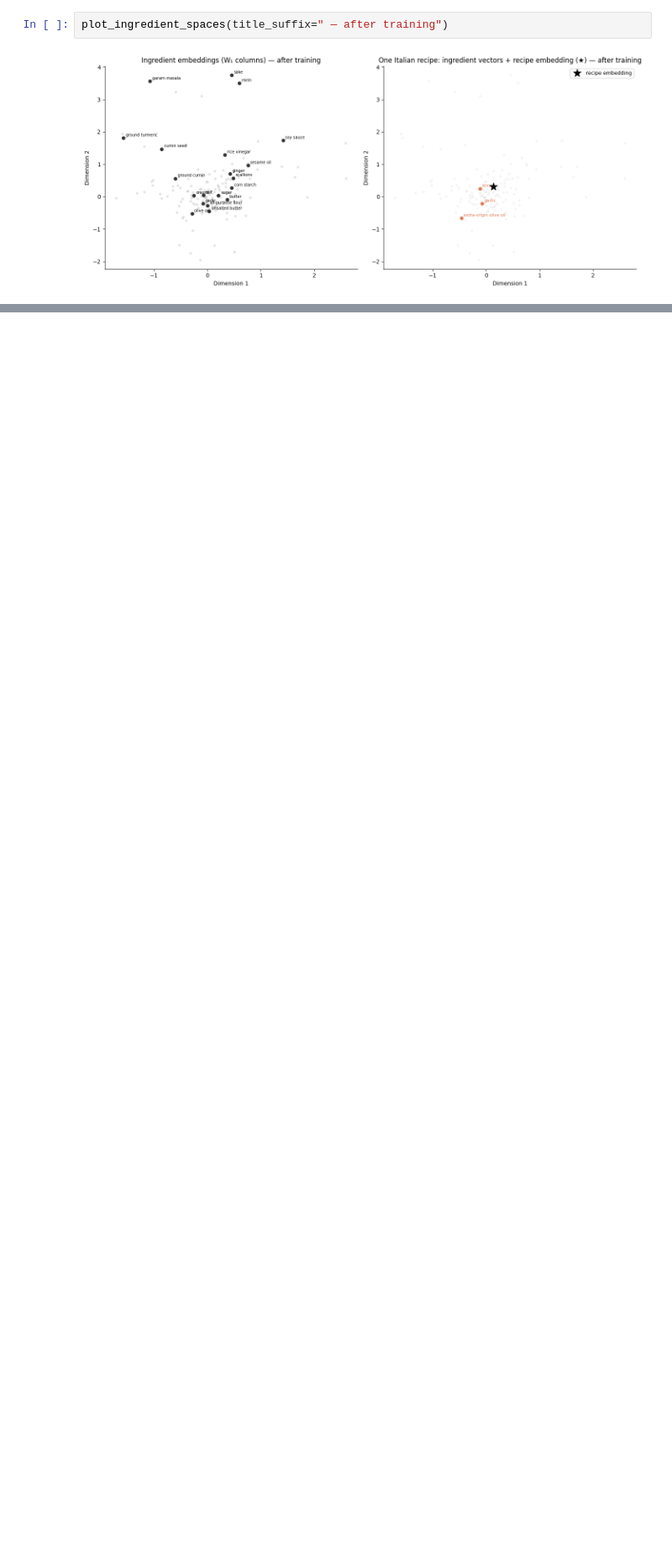
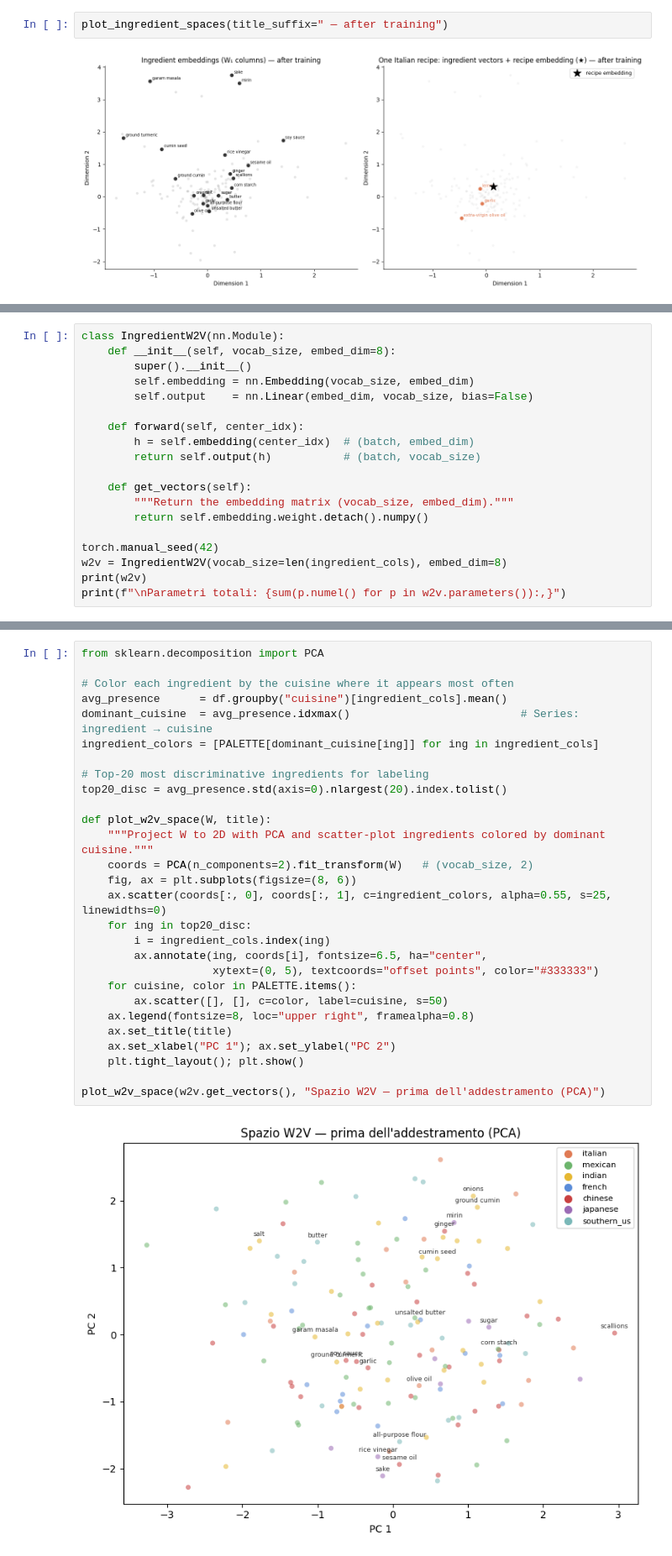
Before and after one commit to afflint/tdl, a Jupyter notebook: 2025-26/deep-learning.ipynb, the cells around one changed output, grey strips where cells are left out. Shown at 84% size. Cells and saved outputs as stored; diff of their text form; blank space fills up the shorter version.

```diff
--- a/2025-26/deep-learning.ipynb
+++ b/2025-26/deep-learning.ipynb
@@ -587,0 +652,19 @@ plot_ingredient_spaces(title_suffix=" — after training")
+# %%
+class IngredientW2V(nn.Module):
+    def __init__(self, vocab_size, embed_dim=8):
+        super().__init__()
+        self.embedding = nn.Embedding(vocab_size, embed_dim)
+        self.output    = nn.Linear(embed_dim, vocab_size, bias=False)
+
+    def forward(self, center_idx):
+        h = self.embedding(center_idx)  # (batch, embed_dim)
+        return self.output(h)           # (batch, vocab_size)
+
+    def get_vectors(self):
+        """Return the embedding matrix (vocab_size, embed_dim)."""
+        return self.embedding.weight.detach().numpy()
+
+torch.manual_seed(42)
+w2v = IngredientW2V(vocab_size=len(ingredient_cols), embed_dim=8)
+print(w2v)
+print(f"\nParametri totali: {sum(p.numel() for p in w2v.parameters()):,}")
@@ -587,0 +678,30 @@ plot_ingredient_spaces(title_suffix=" — after training")
+# %%
+from sklearn.decomposition import PCA
+
+# Color each ingredient by the cuisine where it appears most often
+avg_presence      = df.groupby("cuisine")[ingredient_cols].mean()
+dominant_cuisine  = avg_presence.idxmax()                          # Series: ingredient → cuisine
+ingredient_colors = [PALETTE[dominant_cuisine[ing]] for ing in ingredient_cols]
+
+# Top-20 most discriminative ingredients for labeling
+top20_disc = avg_presence.std(axis=0).nlargest(20).index.tolist()
+
+def plot_w2v_space(W, title):
+    """Project W to 2D with PCA and scatter-plot ingredients colored by dominant cuisine."""
+    coords = PCA(n_components=2).fit_transform(W)   # (vocab_size, 2)
+    fig, ax = plt.subplots(figsize=(8, 6))
+    ax.scatter(coords[:, 0], coords[:, 1], c=ingredient_colors, alpha=0.55, s=25, linewidths=0)
+    for ing in top20_disc:
+        i = ingredient_cols.index(ing)
+        ax.annotate(ing, coords[i], fontsize=6.5, ha="center",
+                    xytext=(0, 5), textcoords="offset points", color="#333333")
+    for cuisine, color in PALETTE.items():
+        ax.scatter([], [], c=color, label=cuisine, s=50)
+    ax.legend(fontsize=8, loc="upper right", framealpha=0.8)
+    ax.set_title(title)
+    ax.set_xlabel("PC 1"); ax.set_ylabel("PC 2")
+    plt.tight_layout(); plt.show()
+
+plot_w2v_space(w2v.get_vectors(), "Spazio W2V — prima dell'addestramento (PCA)")
+# %% [output]
+[figure, added]
```
Also changed, not shown: parts of 13 cells of this notebook.
